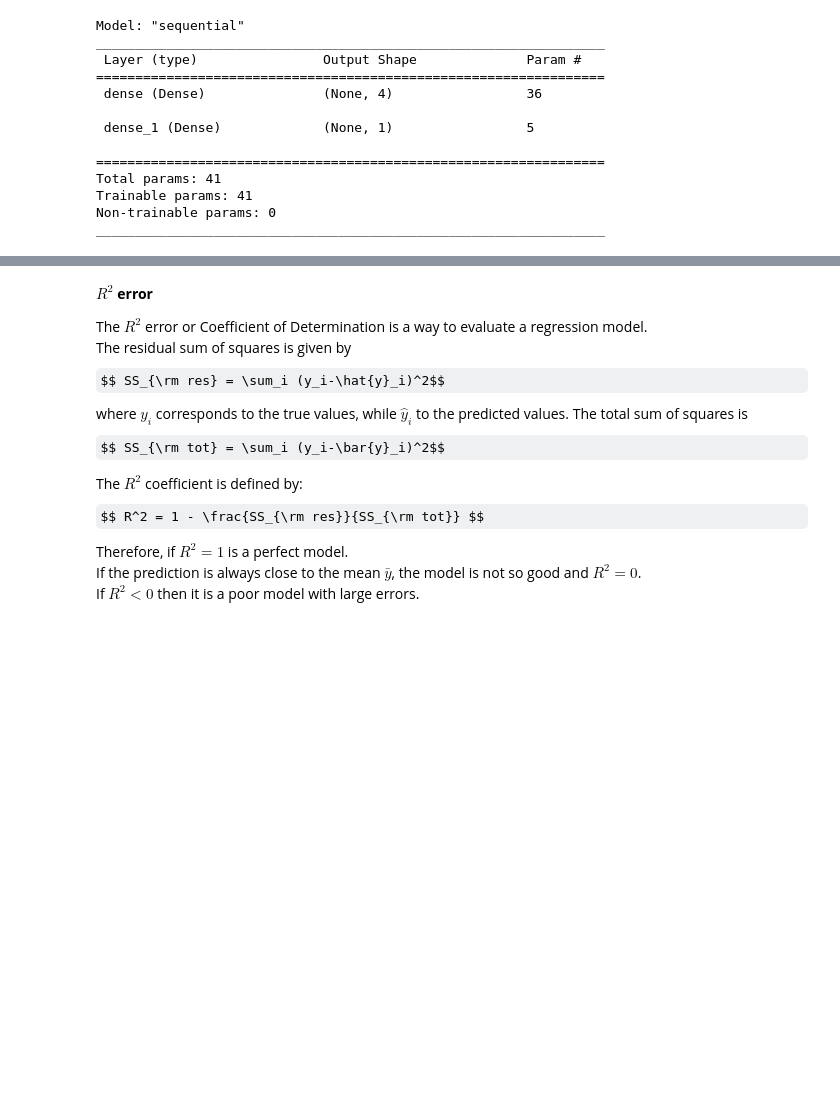
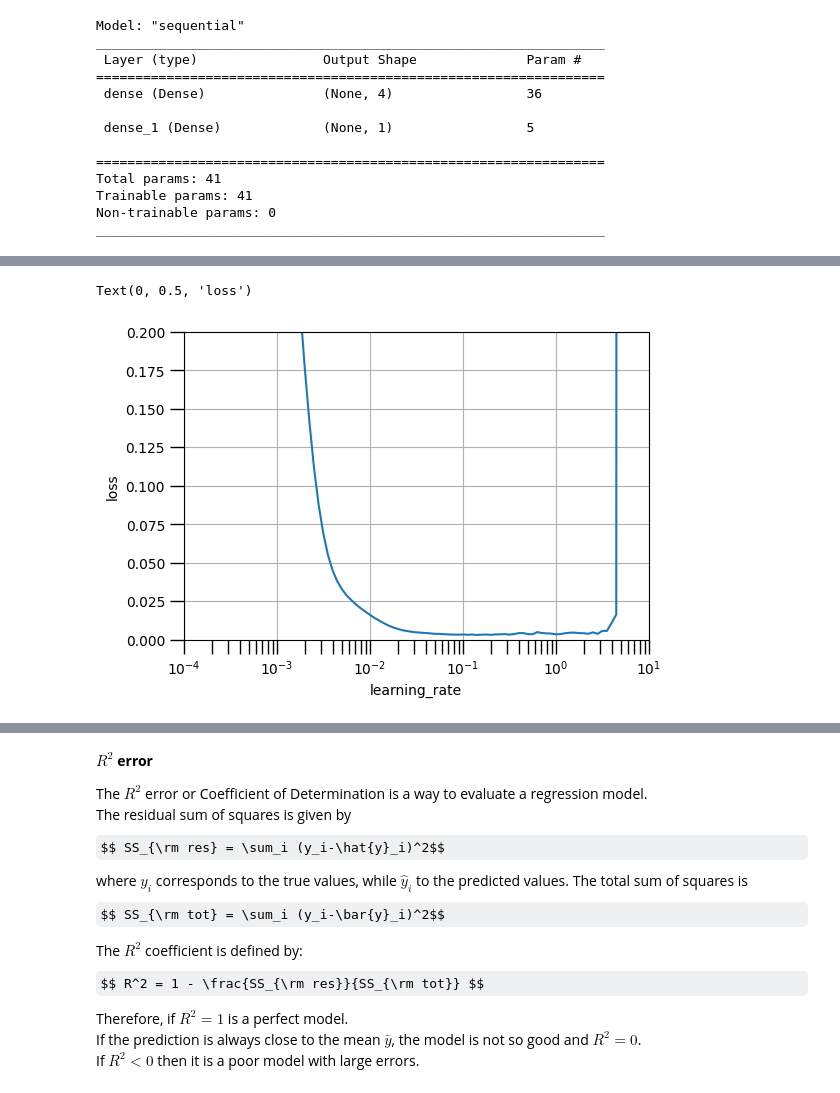
Before and after one commit to alexisdpc/GraduateAdmissions-Kaggle, a Jupyter notebook: NN_regression.ipynb, the cells around one changed output, grey strips where cells are left out. Saved outputs shown, nothing was run; the diff lists cells and outputs as text; code cells hidden in the pictures; some formulas as TeX source; blank space fills up the shorter version.

```diff
--- a/NN_regression.ipynb
+++ b/NN_regression.ipynb
@@ -72,3 +72,13 @@ Total params: 41
 Trainable params: 41
 Non-trainable params: 0
 _________________________________________________________________
+# %%
+# We find the optimal learning rate by computing the loss as a function of the learning_rate
+# Set the learning rate scheduler
+lr_schedule = tf.keras.callbacks.LearningRateScheduler(lambda epoch: 1e-4*10**(epoch/20))
+
+optimizer = tf.keras.optimizers.Adam()
+model.compile(loss='mse', optimizer=optimizer)
+
+# Train the model
+history = model.fit(X_train, Y_train, epochs=100, callbacks=[lr_schedule])
@@ -75 +103,17 @@ _________________________________________________________________
+# %%
+# Plot the loss as a function of the learning_rate
+lrs = 1e-4*(10**(np.arange(100)/20))
+
+fig = plt.figure(figsize=(6,4))
+ax = fig.add_subplot(1, 1, 1)
+plt.grid(True)
+plt.semilogx(lrs, history.history['loss'])
+plt.tick_params('both', length=10, width=1, which='both')
+plt.axis([1e-4, 10, 0, 0.2])
+
+ax.set_xlabel('learning_rate')
+ax.set_ylabel('loss')
+# %% [output]
+Text(0, 0.5, 'loss')
+[figure, added]
 # %%
```
Also changed, not shown: parts of 8 cells of this notebook.
